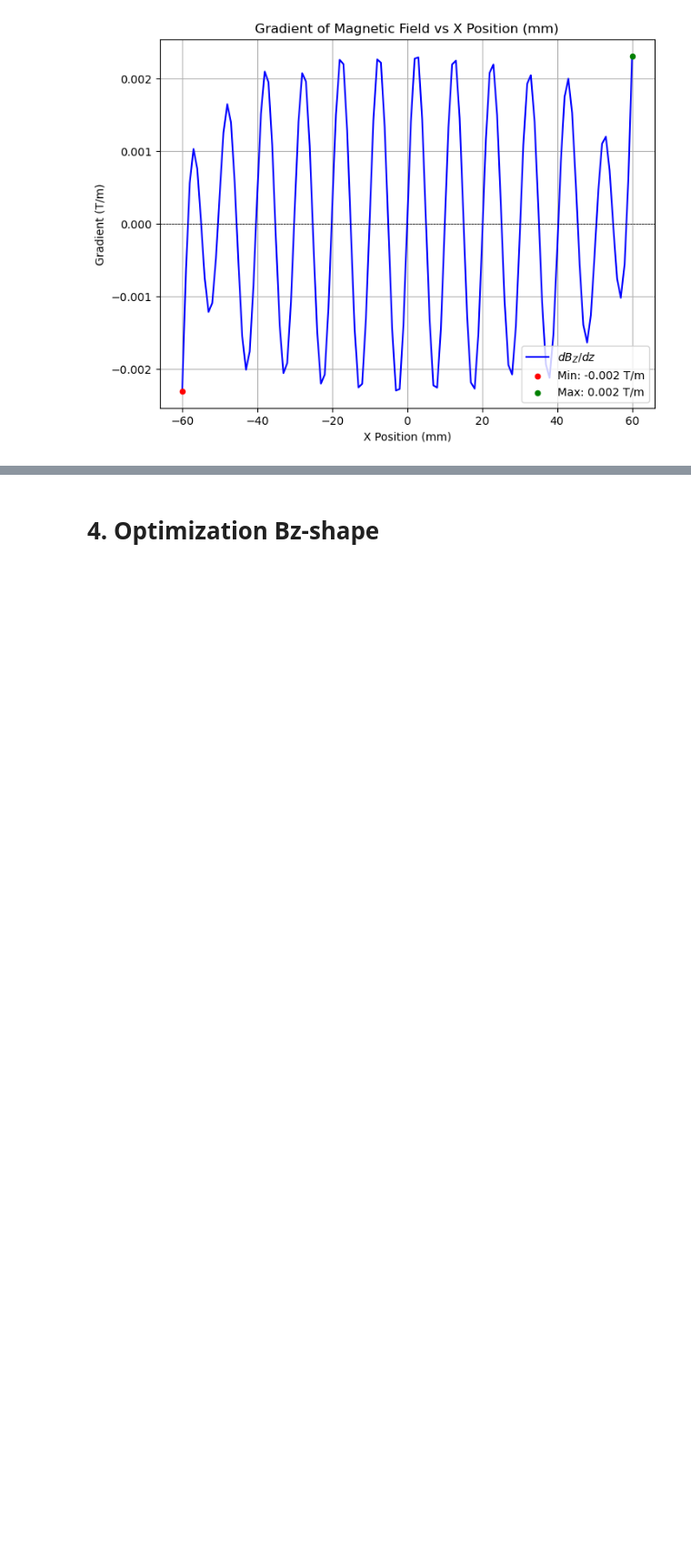
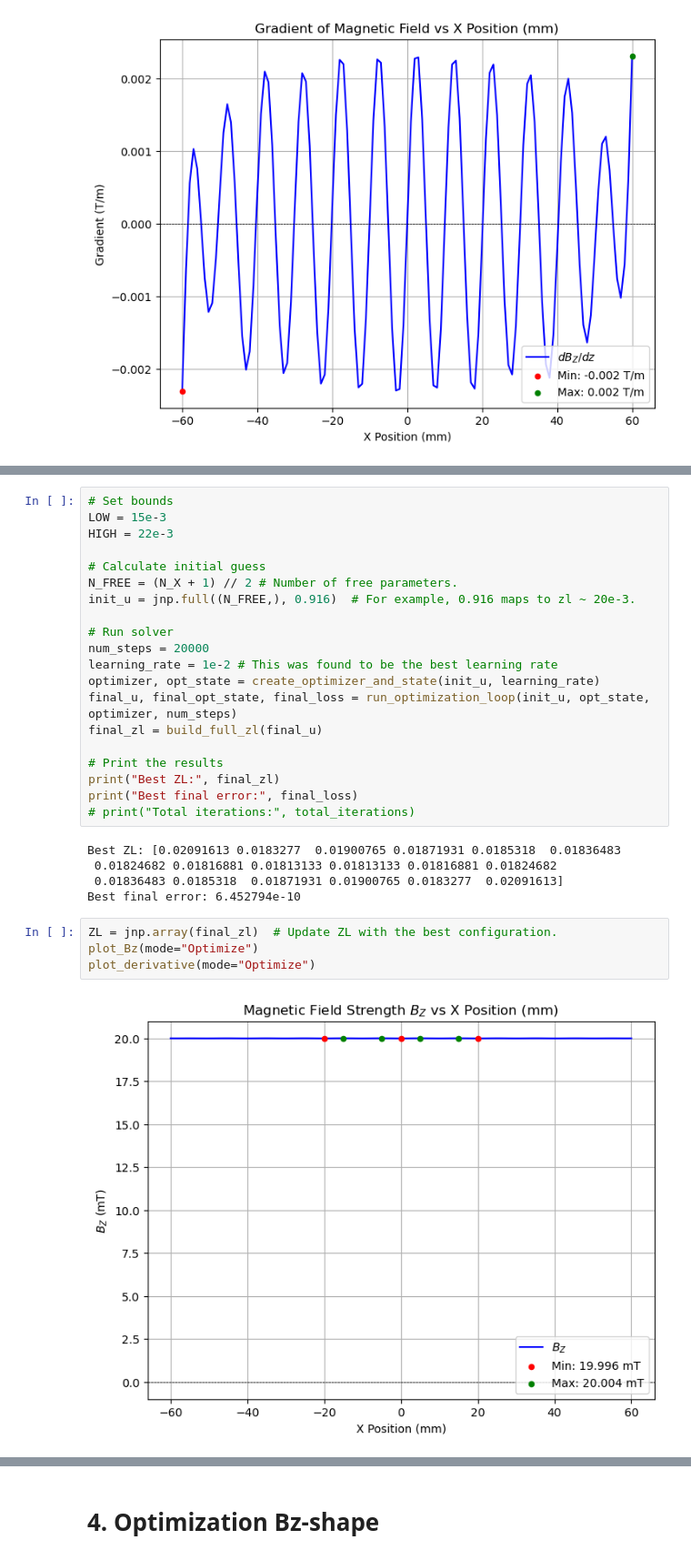
Before and after one commit to joostwijn/Rotating_Magnetic_Setup, a Jupyter notebook: 3. Magnets/Field_Shaping_Algorithm_JAX.ipynb, the cells around one changed output, grey strips where cells are left out. Shown at 91% size. Drawn from its saved outputs; the diff is of its cells as text; blank space fills up the shorter version.

```diff
--- a/3. Magnets/Field_Shaping_Algorithm_JAX.ipynb
+++ b/3. Magnets/Field_Shaping_Algorithm_JAX.ipynb
@@ -1647,0 +2001,31 @@ plot_derivative(mode="Optimize")
+# %%
+# Set bounds
+LOW = 15e-3
+HIGH = 22e-3
+
+# Calculate initial guess
+N_FREE = (N_X + 1) // 2 # Number of free parameters.
+init_u = jnp.full((N_FREE,), 0.916)  # For example, 0.916 maps to zl ~ 20e-3.
+
+# Run solver
+num_steps = 20000
+learning_rate = 1e-2 # This was found to be the best learning rate
+optimizer, opt_state = create_optimizer_and_state(init_u, learning_rate)
+final_u, final_opt_state, final_loss = run_optimization_loop(init_u, opt_state, optimizer, num_steps)
+final_zl = build_full_zl(final_u)
+
+# Print the results
+print("Best ZL:", final_zl)
+print("Best final error:", final_loss)
+# print("Total iterations:", total_iterations)
+# %% [output]
+Best ZL: [0.02091613 0.0183277  0.01900765 0.01871931 0.0185318  0.01836483
+ 0.01824682 0.01816881 0.01813133 0.01813133 0.01816881 0.01824682
+ 0.01836483 0.0185318  0.01871931 0.01900765 0.0183277  0.02091613]
+Best final error: 6.452794e-10
+# %%
+ZL = jnp.array(final_zl)  # Update ZL with the best configuration.
+plot_Bz(mode="Optimize")
+plot_derivative(mode="Optimize")
+# %% [output]
+[figure, added]
```
Also changed, not shown: parts of 22 cells of this notebook.
